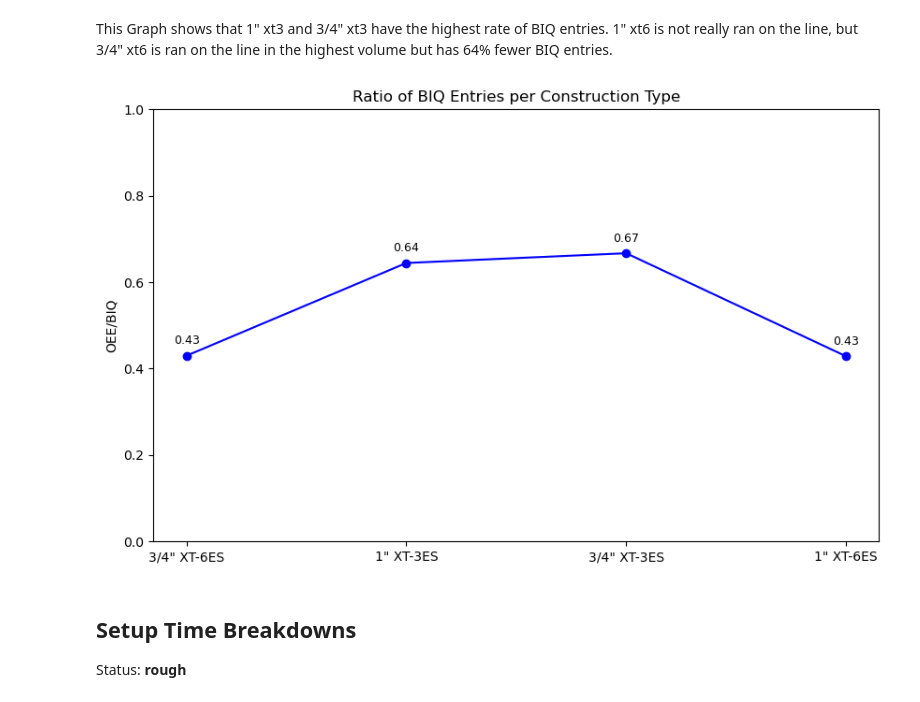
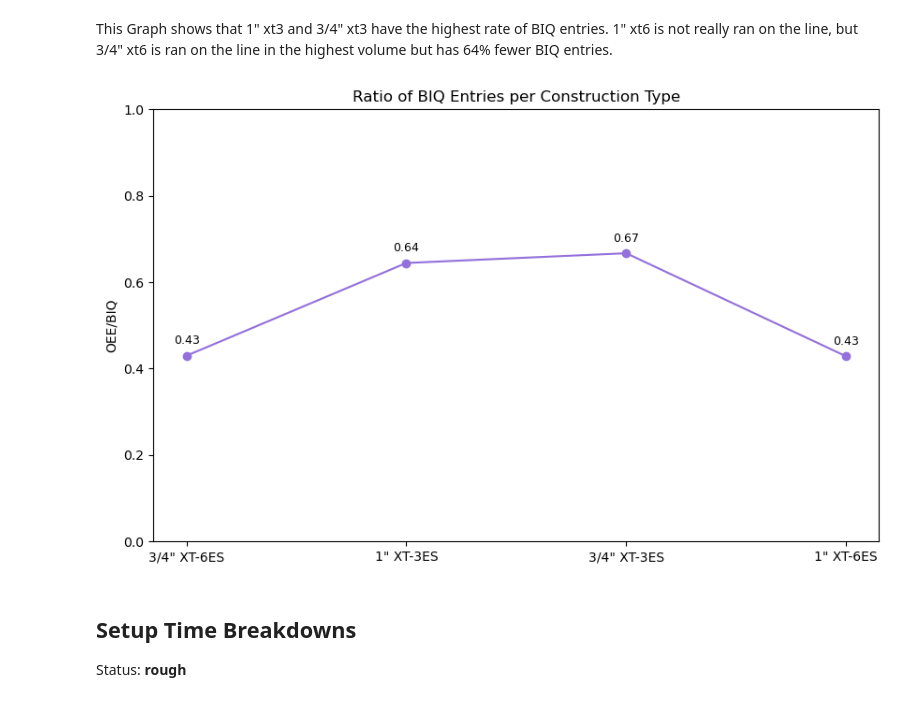
Before and after one commit to joystain/Caterpiller_Analyses, a Jupyter notebook: OEE_BIQ_Analysis.ipynb, the cells around one changed output. Saved outputs shown, nothing was run; the diff lists cells and outputs as text; code cells hidden in the pictures.

```diff
--- a/OEE_BIQ_Analysis.ipynb
+++ b/OEE_BIQ_Analysis.ipynb
@@ -114,17 +114,17 @@ This Graph shows that 1" xt3 and 3/4" xt3 have the highest rate of BIQ entries.
 # %%
 x = line6_OEE["Construction"].value_counts()/ line6_BIQ["Construction"].value_counts()
 labels = list(x.index)
 
 plt.figure(figsize=(10, 6))
-line = plt.plot(labels, x, marker='o', linestyle='-', color='b')
+line = plt.plot(labels, x, marker='o', linestyle='-', color='mediumpurple')
 plt.ylim(0,1)
 plt.ylabel('OEE/BIQ')
 plt.title('Ratio of BIQ Entries per Construction Type')
 for i, value in enumerate(x):
     plt.text(labels[i], value+.02, str(round(value, 2)), color="black", fontsize=9, ha='center', va='bottom')
 plt.show()
 # %% [output]
-[figure, old version]
+[figure, new version]
 # %% [markdown]
 ## Setup Time Breakdowns
 Status: **rough**
```
Also changed, not shown: 1 other file.
